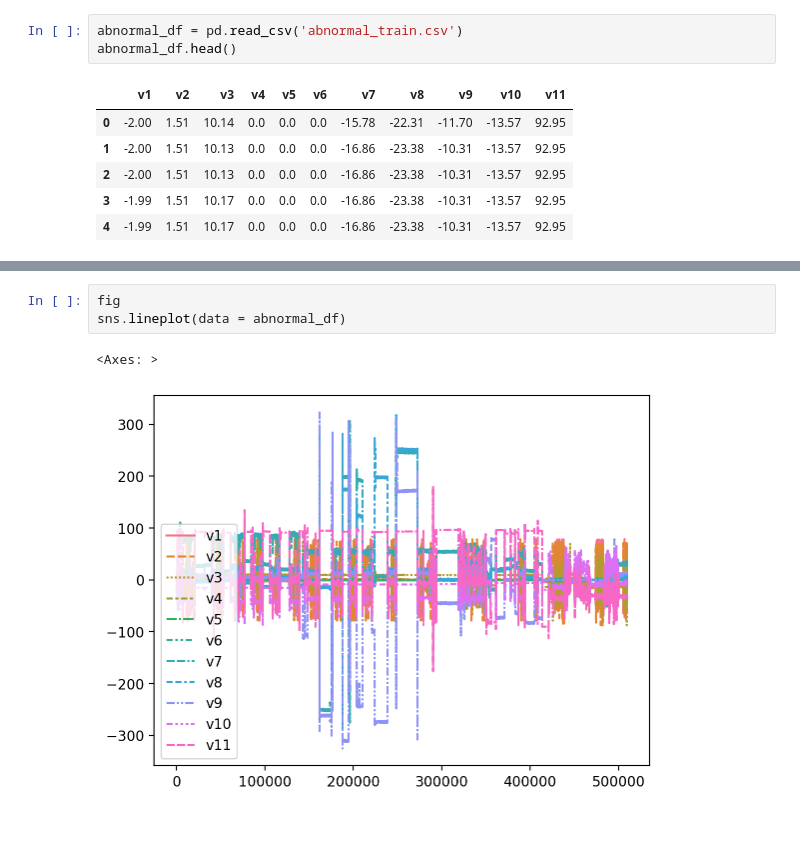
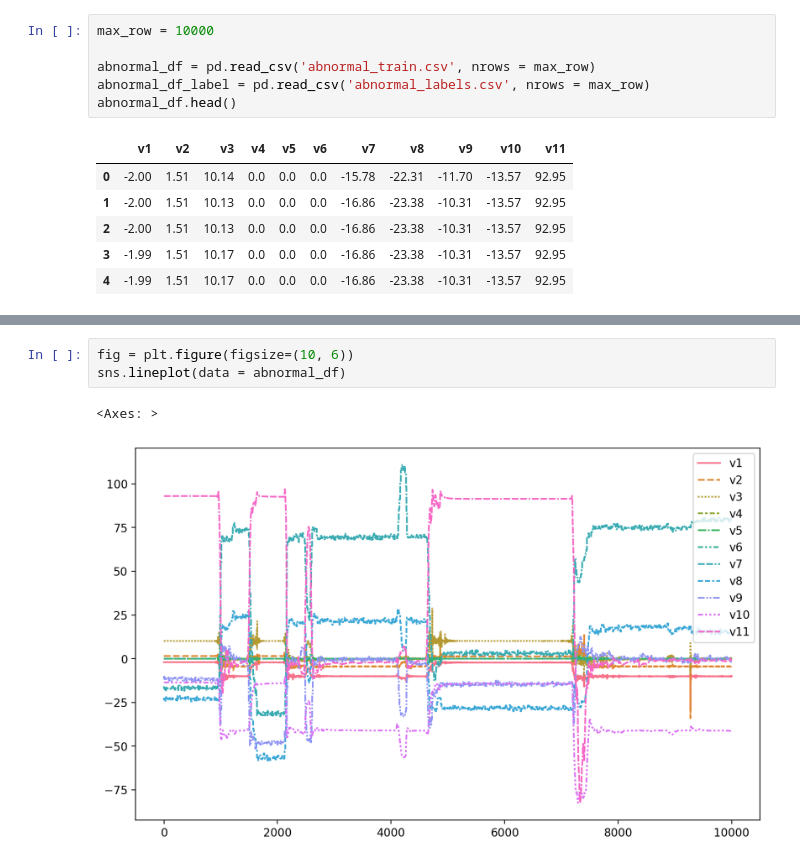
Before and after one commit to gyjong/workplace, a Jupyter notebook: quest_0227/0228_timeseries_abnormal.ipynb, the cells around one changed output, grey strips where cells are left out. Cells and saved outputs as stored; diff of their text form; blank space fills up the shorter version.

```diff
--- a/quest_0227/0228_timeseries_abnormal.ipynb
+++ b/quest_0227/0228_timeseries_abnormal.ipynb
@@ -6,6 +14,9 @@ import seaborn as sns
 %config InlineBackend.figure_format = 'retina'
 # %%
-abnormal_df = pd.read_csv('abnormal_train.csv')
+max_row = 10000
+
+abnormal_df = pd.read_csv('abnormal_train.csv', nrows = max_row)
+abnormal_df_label = pd.read_csv('abnormal_labels.csv', nrows = max_row)
 abnormal_df.head()
 # %% [output]
 |  | v1 | v2 | v3 | v4 | v5 | v6 | v7 | v8 | v9 | v10 | v11 |
@@ -17,6 +104,6 @@ abnormal_df.head()
 # %%
-fig
+fig = plt.figure(figsize=(10, 6))
 sns.lineplot(data = abnormal_df)
 # %% [output]
 <Axes: >
-[figure, old version]
+[figure, new version]
```
Also changed, not shown: parts of 20 cells of this notebook, 5 other files.
